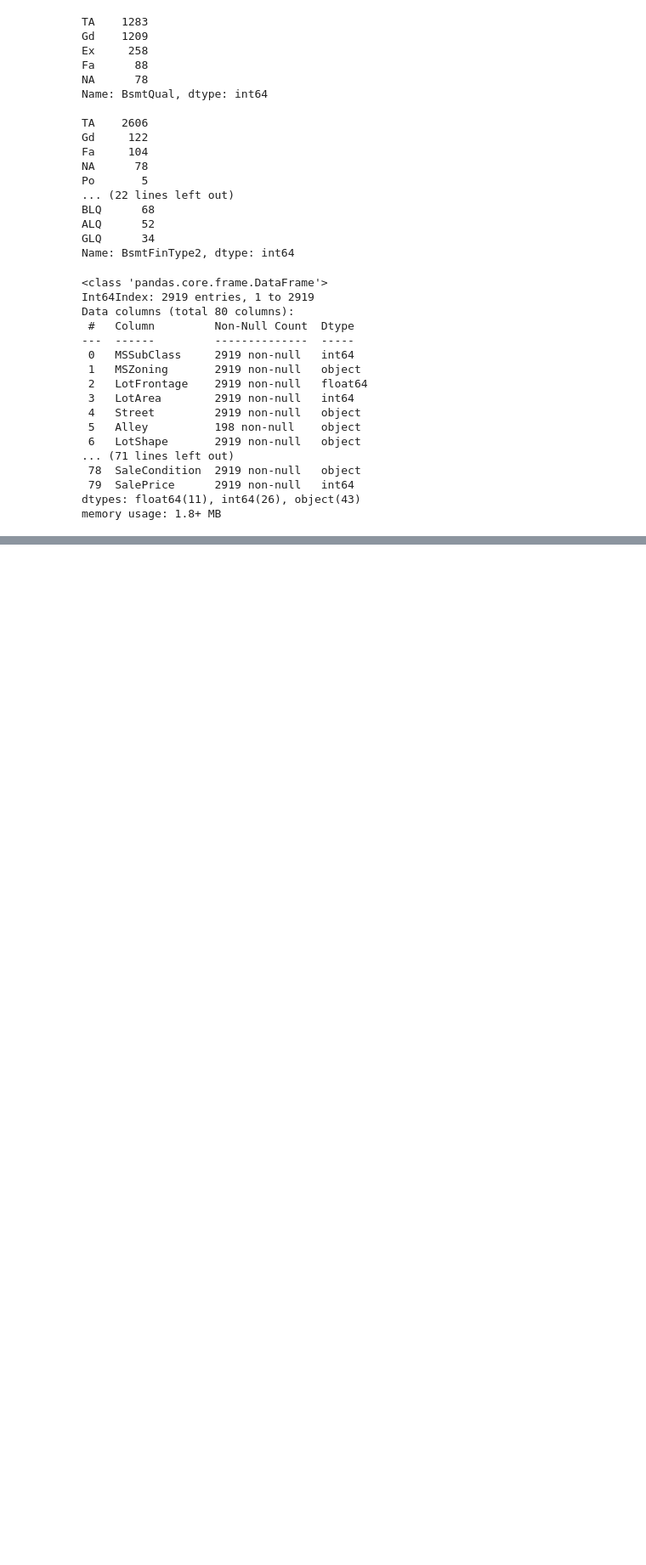
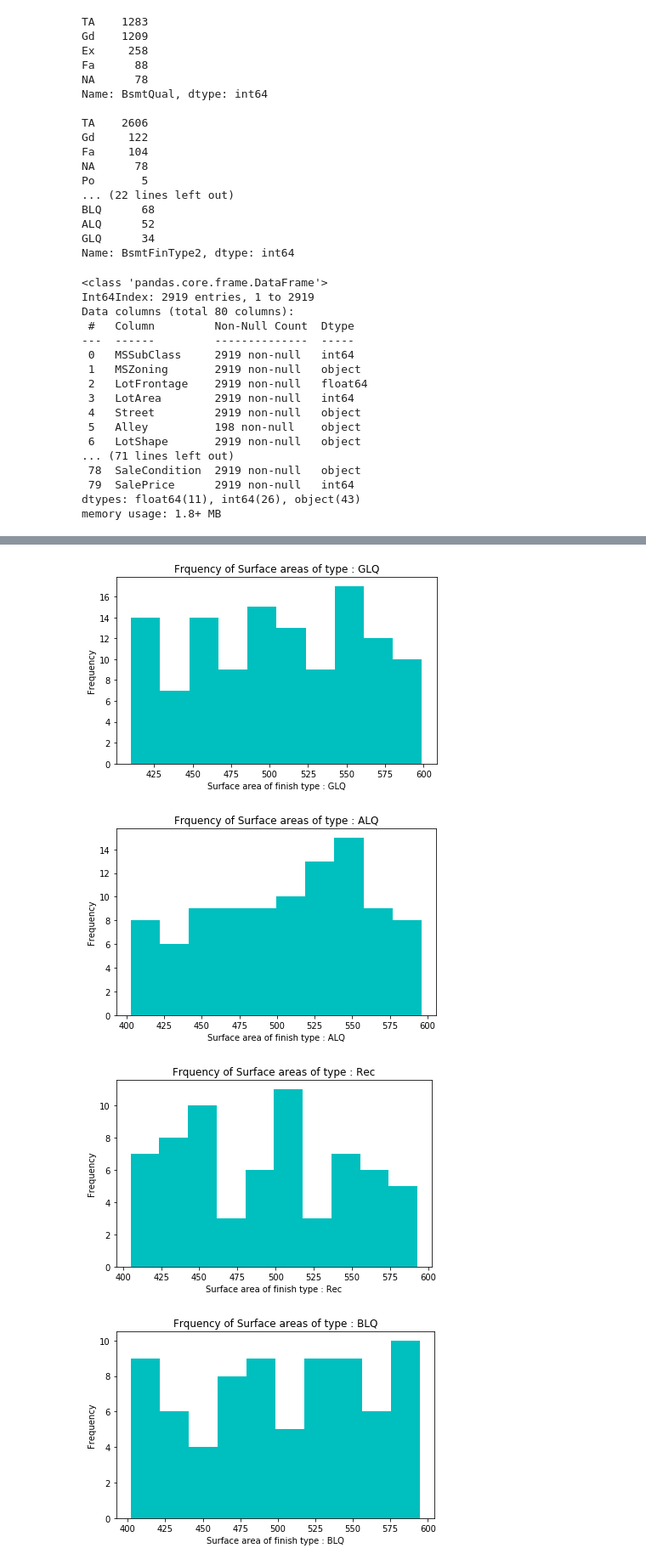
Before and after one commit to AnirudhAchal/Housing-Prices, a Jupyter notebook: Notebooks/Housing Prices .ipynb, the cells around one changed output, grey strips where cells are left out. Shown at 85% size. Saved outputs shown, nothing was run; the diff lists cells and outputs as text; code cells hidden in the pictures; blank space fills up the shorter version.

```diff
--- a/Notebooks/Housing Prices .ipynb
+++ b/Notebooks/Housing Prices .ipynb
@@ -1284,0 +1493,17 @@ Now I will deal with the remaining few houses
+# %%
+types = df['BsmtFinType1'].unique()
+
+for _type in types:
+    if _type == 'Unf' or _type == 'NA' or _type == 'TA' or _type is np.nan:
+        continue
+    plt.hist(df.loc[(df['BsmtFinType1'] == _type) & (df['BsmtFinSF1'] < 600) & (df['BsmtFinSF1'] > 400), 'BsmtFinSF1'], color = 'c', bins = 10)
+    plt.xlabel(f'Surface area of finish type : {_type}')
+    plt.ylabel('Frequency')
+    plt.title(f'Frquency of Surface areas of type : {_type}')
+    plt.tight_layout()
+    plt.show()
+# %% [output]
+[figure, added]
+[figure, added]
+[figure, added]
+[figure, added]
```
Also changed, not shown: parts of 40 cells of this notebook.
